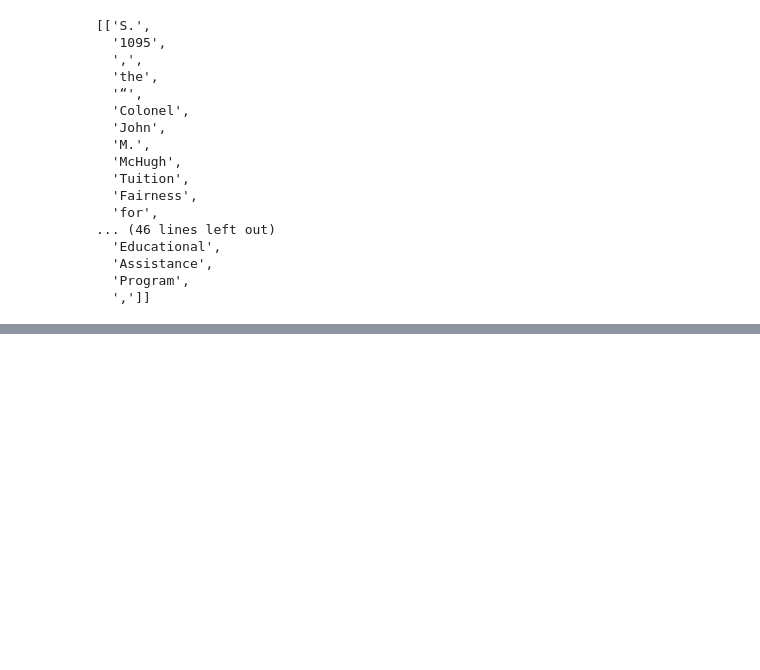
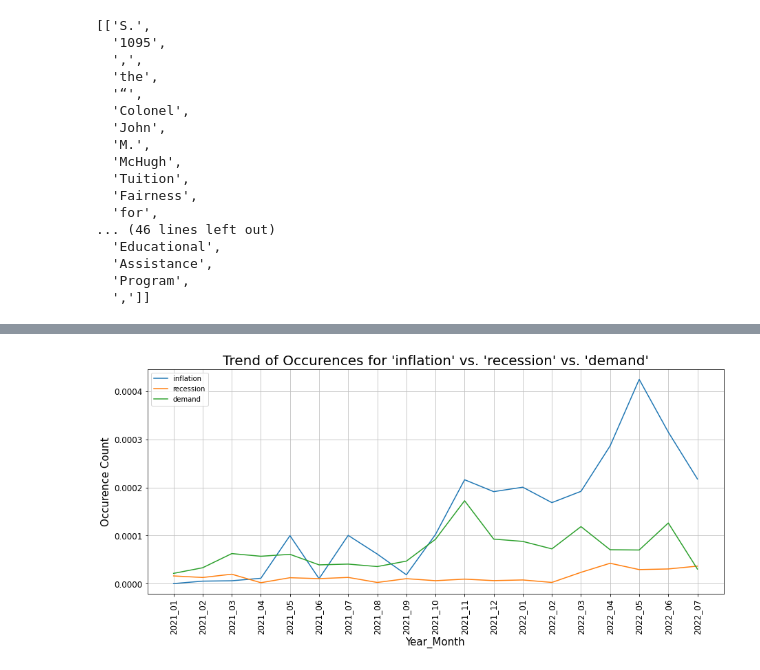
Before and after one commit to patilbp/Natural-Language-Processing, a Jupyter notebook: Web_Scraping/Web_Scraping_Using_Beautiful_Soup.ipynb, the cells around one changed output, grey strips where cells are left out. Cells and saved outputs as stored; diff of their text form; code cells hidden in the pictures; blank space fills up the shorter version.

```diff
--- a/Web_Scraping/Web_Scraping_Using_Beautiful_Soup.ipynb
+++ b/Web_Scraping/Web_Scraping_Using_Beautiful_Soup.ipynb
@@ -131,0 +356,21 @@ soup.find_all('link')
+# %%
+plt.figure(figsize=(15,6))
+plt.plot([counts[c]['inflation']/counts[c].N() for c in sorted(counts)], label = "inflation")
+plt.plot([counts[c]['recession']/counts[c].N() for c in sorted(counts)], label = "recession")
+plt.plot([counts[c]['demand']/counts[c].N() for c in sorted(counts)], label = "demand")
+plt.xticks(range(len(counts)), sorted(counts), rotation=90)
+
+plt.grid(True, color='silver')
+plt.legend(loc='upper left')
+
+plt.xlabel("Year_Month", fontsize = 15)
+plt.xticks(rotation = 90)
+plt.tick_params(axis='x', which='major', labelsize = 12)
+
+plt.ylabel("Occurence Count", fontsize = 15)
+plt.tick_params(axis='y', which='major', labelsize = 12)
+
+plt.title("Trend of Occurences for 'inflation' vs. 'recession' vs. 'demand'", fontsize = 20)
+plt.show()
+# %% [output]
+[figure, added]
```
Also changed, not shown: parts of 39 cells of this notebook.
